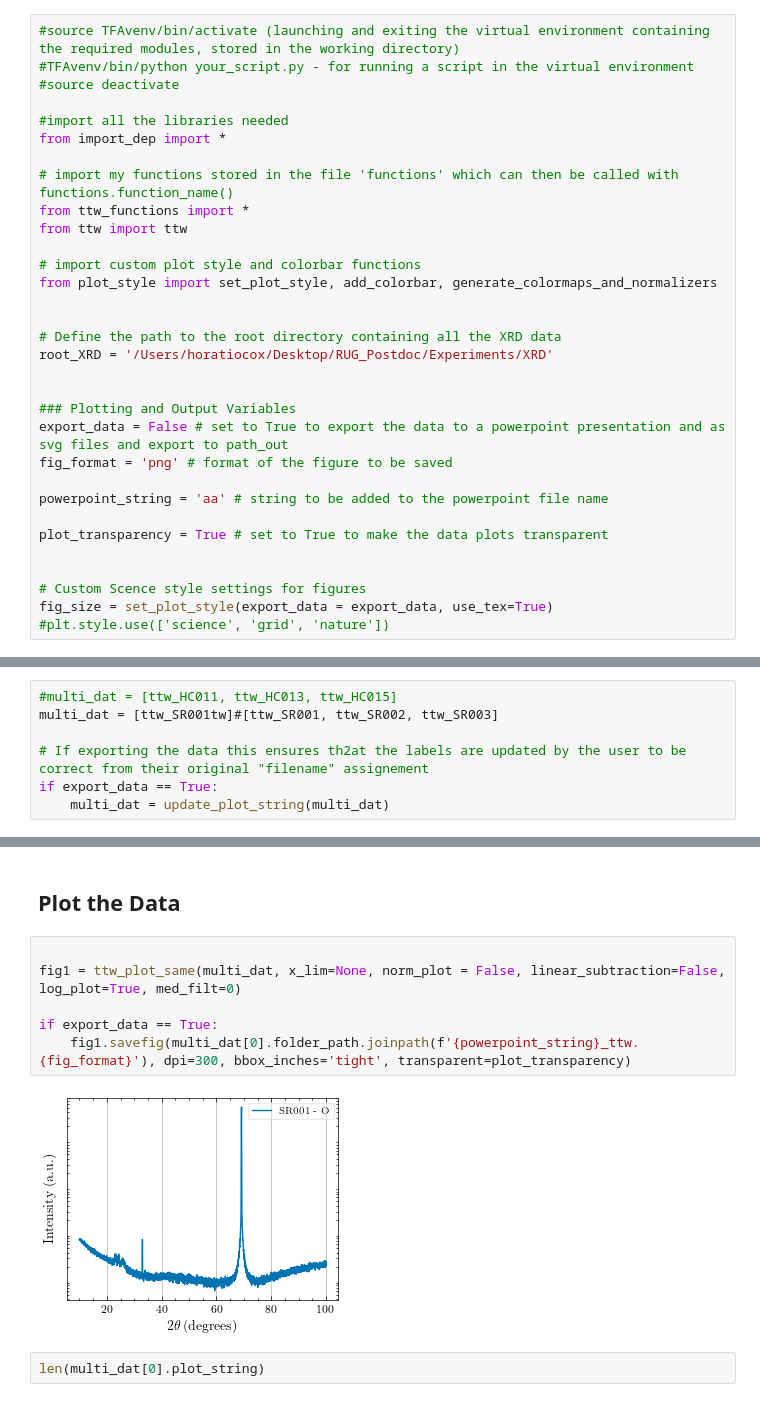
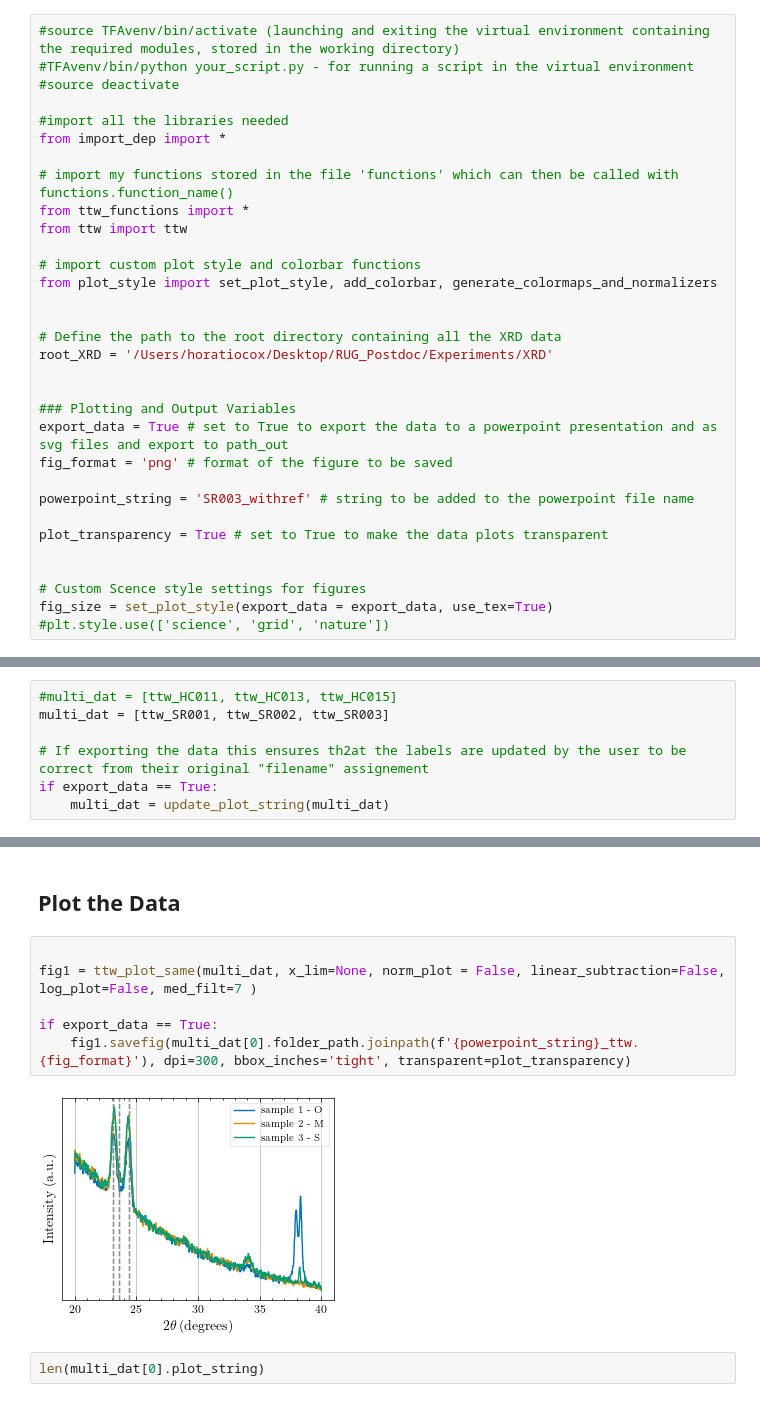
Before and after one commit to hc3413/Thin_Film_Analysis, a Jupyter notebook: ttw_Analysis.ipynb, the cells around one changed output, grey strips where cells are left out. Saved outputs shown, nothing was run; the diff lists cells and outputs as text.

Commit message:
plotting for IV

```diff
--- a/ttw_Analysis.ipynb
+++ b/ttw_Analysis.ipynb
@@ -21,10 +21,10 @@ root_XRD = '/Users/horatiocox/Desktop/RUG_Postdoc/Experiments/XRD'
 
 
 ### Plotting and Output Variables
-export_data = False # set to True to export the data to a powerpoint presentation and as svg files and export to path_out
+export_data = True # set to True to export the data to a powerpoint presentation and as svg files and export to path_out
 fig_format = 'png' # format of the figure to be saved
 
-powerpoint_string = 'aa' # string to be added to the powerpoint file name
+powerpoint_string = 'SR003_withref' # string to be added to the powerpoint file name
 
 plot_transparency = True # set to True to make the data plots transparent
 
@@ -71,7 +71,7 @@ ttw_SR001tw = ttw(root_XRD, folder_name = 'SR00123')
 ## Select Plotting Data and Rename for Export
 # %%
 #multi_dat = [ttw_HC011, ttw_HC013, ttw_HC015]
-multi_dat = [ttw_SR001tw]#[ttw_SR001, ttw_SR002, ttw_SR003]
+multi_dat = [ttw_SR001, ttw_SR002, ttw_SR003]
 
 # If exporting the data this ensures th2at the labels are updated by the user to be correct from their original "filename" assignement
 if export_data == True:
@@ -82,12 +84,12 @@ New plot string for /Users/horatiocox/Desktop/RUG_Postdoc/Experiments/XRD/SR0012
 ## Plot the Data
 # %%
 
-fig1 = ttw_plot_same(multi_dat, x_lim=None, norm_plot = False, linear_subtraction=False, log_plot=True, med_filt=0)
+fig1 = ttw_plot_same(multi_dat, x_lim=None, norm_plot = False, linear_subtraction=False, log_plot=False, med_filt=7 )
 
 if export_data == True:
     fig1.savefig(multi_dat[0].folder_path.joinpath(f'{powerpoint_string}_ttw.{fig_format}'), dpi=300, bbox_inches='tight', transparent=plot_transparency)
 # %% [output]
-[figure, old version]
+[figure, new version]
 # %%
 len(multi_dat[0].plot_string)
 # %% [output]
```
Also changed, not shown: parts of 1 cell of this notebook, 7 other files.
